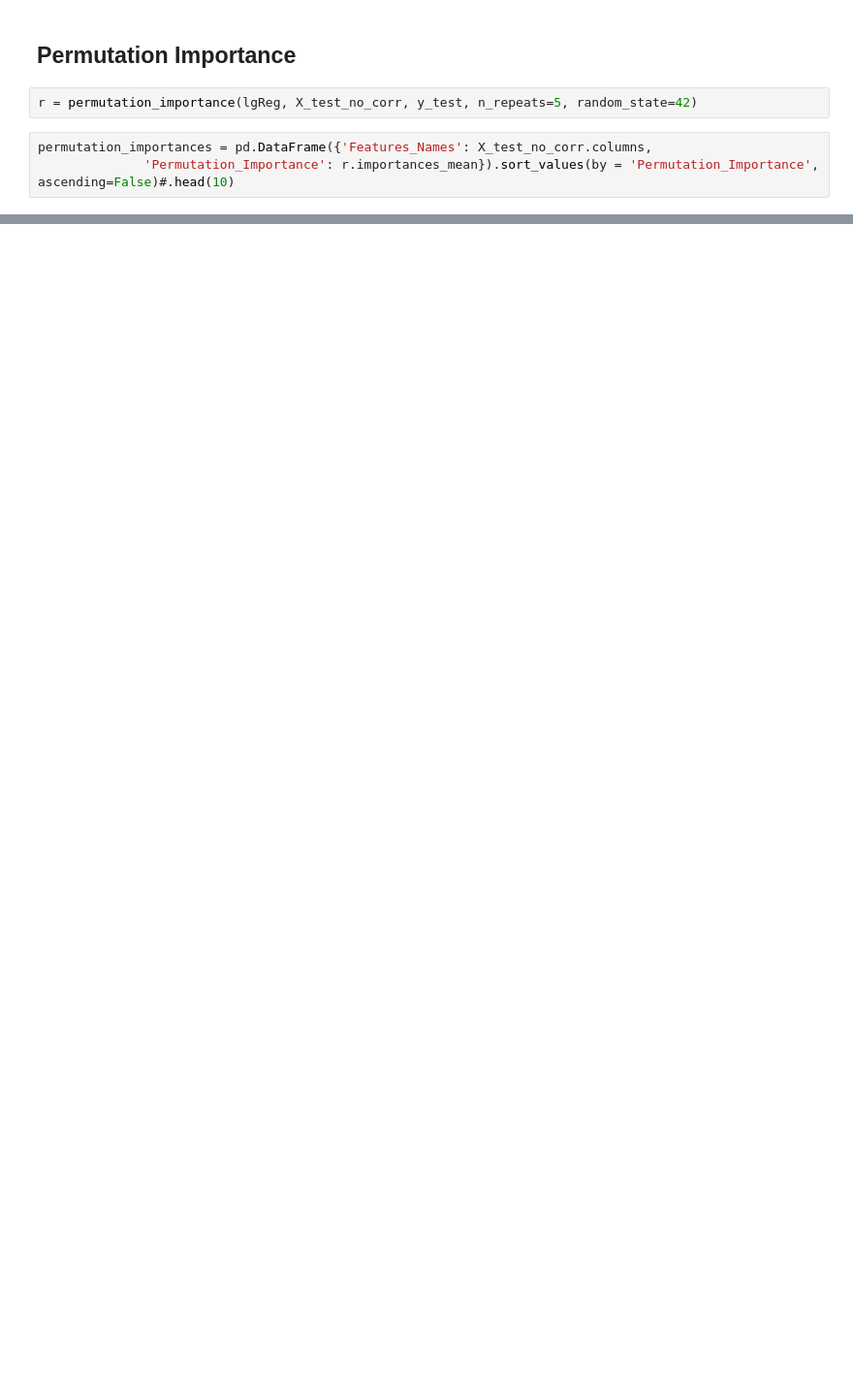
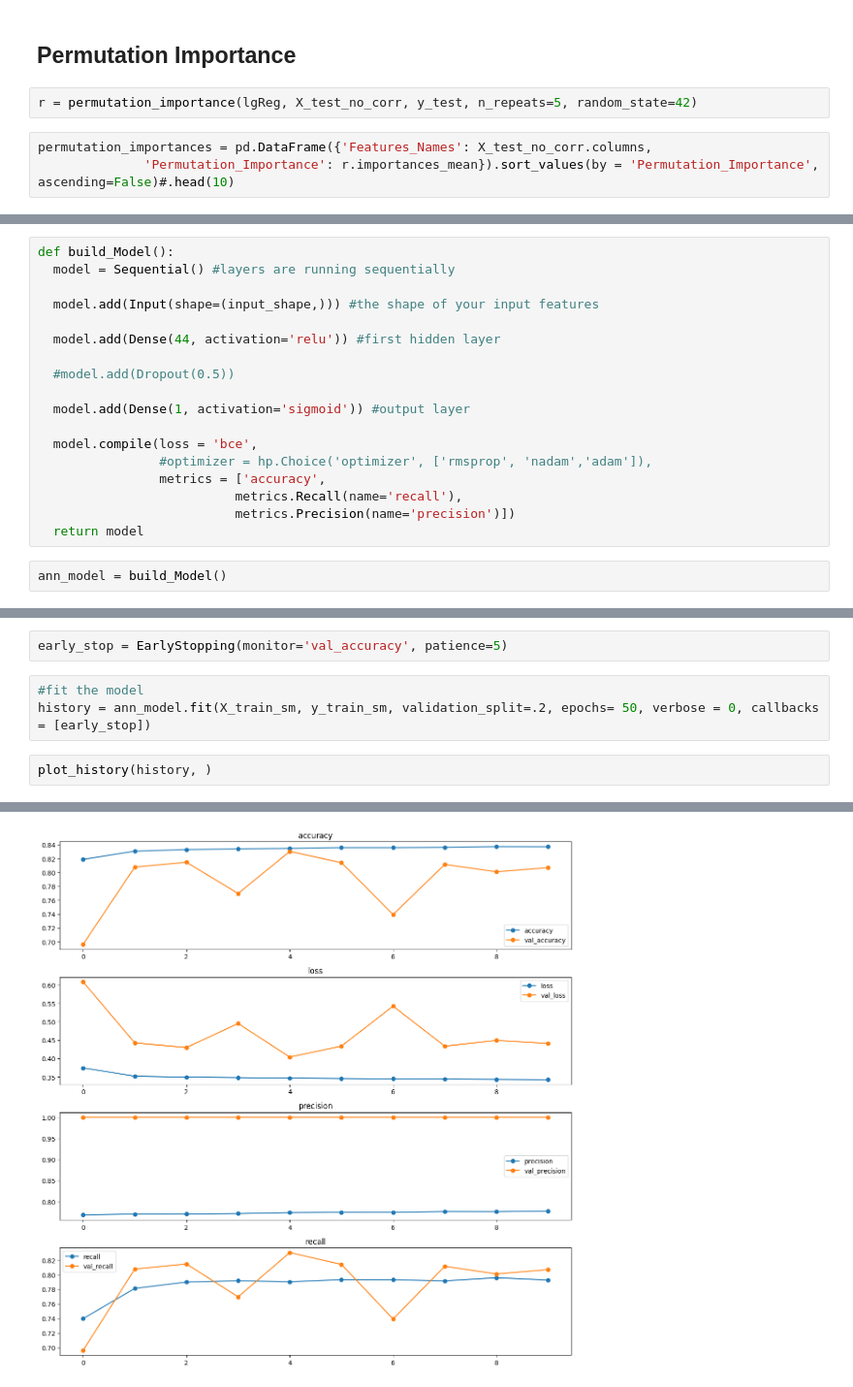
Before and after one commit to SuheirJammal/Adult_Income_Prediction_Analysis, a Jupyter notebook: Adult_Income_Analysis_Prediction.ipynb, the cells around one changed output, grey strips where cells are left out. Shown at 97% size. Drawn from its saved outputs; the diff is of its cells as text; blank space fills up the shorter version.

```diff
--- a/Adult_Income_Analysis_Prediction.ipynb
+++ b/Adult_Income_Analysis_Prediction.ipynb
@@ -1071,0 +1182,20 @@ warnings.filterwarnings('ignore')
+# %%
+def build_Model():
+  model = Sequential() #layers are running sequentially
+
+  model.add(Input(shape=(input_shape,))) #the shape of your input features
+
+  model.add(Dense(44, activation='relu')) #first hidden layer
+
+  #model.add(Dropout(0.5))
+
+  model.add(Dense(1, activation='sigmoid')) #output layer
+
+  model.compile(loss = 'bce',
+                #optimizer = hp.Choice('optimizer', ['rmsprop', 'nadam','adam']),
+                metrics = ['accuracy',
+                          metrics.Recall(name='recall'),
+                          metrics.Precision(name='precision')])
+  return model
+# %%
+ann_model = build_Model()
@@ -1071,0 +1216,8 @@ warnings.filterwarnings('ignore')
+# %%
+early_stop = EarlyStopping(monitor='val_accuracy', patience=5)
+# %%
+#fit the model
+history = ann_model.fit(X_train_sm, y_train_sm, validation_split=.2, epochs= 50, verbose = 0, callbacks = [early_stop])
+# %%
+plot_history(history, )
+# %% [output]
@@ -1071,0 +1229 @@ warnings.filterwarnings('ignore')
+[figure, added]
```
Also changed, not shown: parts of 29 cells of this notebook.
